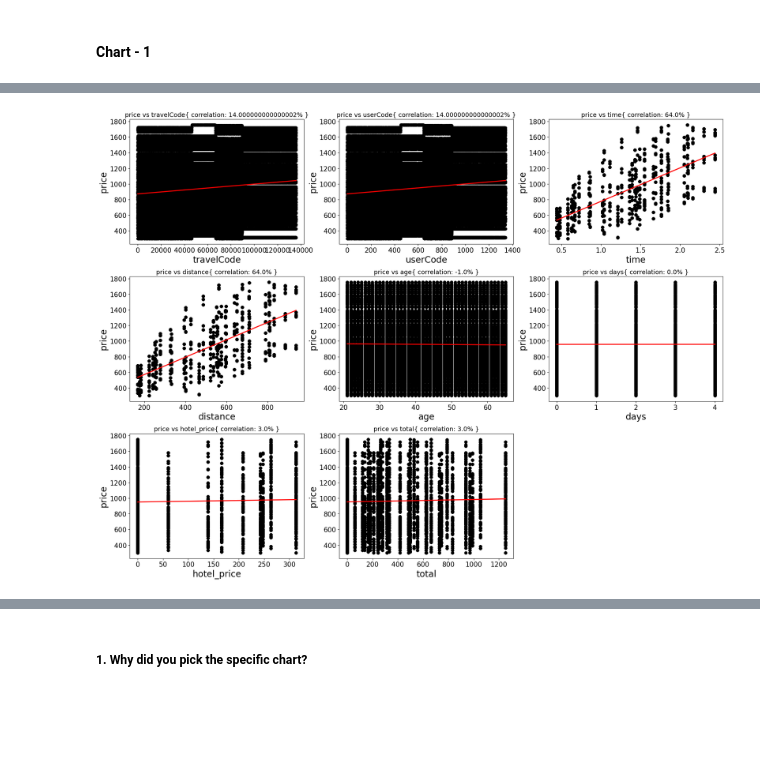
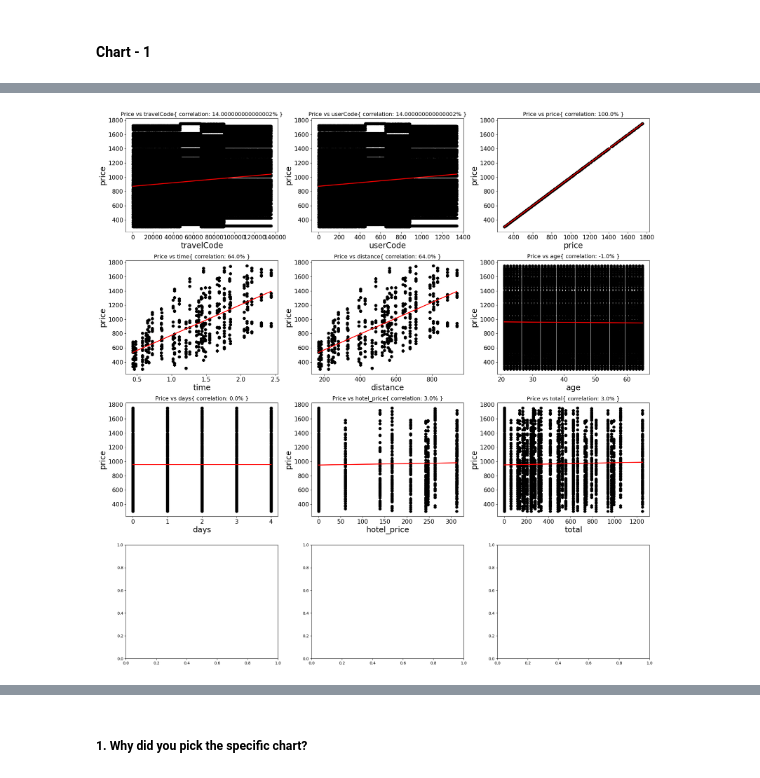
Before and after one commit to amol004/Voyage-Analytics-Integrating-MLOps-in-Travel, a Jupyter notebook: Capstone_Project_Productionization_of_ML_Systems.ipynb, the cells around one changed output, grey strips where cells are left out. Drawn from its saved outputs; the diff is of its cells as text; code cells hidden in the pictures; blank space fills up the shorter version.

```diff
--- a/Capstone_Project_Productionization_of_ML_Systems.ipynb
+++ b/Capstone_Project_Productionization_of_ML_Systems.ipynb
@@ -461,3 +461,6 @@ categorical_col(travel_data)
 ![image.png](embedded-picture-1)
 # %% [markdown]
 #### Chart - 1
+# %%
+df=travel_data[numerical_col(travel_data)]
+df.head()
@@ -464,45 +481,18 @@ categorical_col(travel_data)
 # %%
-# plotting regression subplots for every numerical column with respect to our target variable "price"
-
-# Get the list of truly numerical columns using the helper function
-true_numerical_cols = numerical_col(travel_data)
-
-# Filter the DataFrame to include only these numerical columns
-numeric_data_for_plot = travel_data[true_numerical_cols]
-
-# Exclude 'price' from the independent variables for plotting against target
-independent_numerical_cols = [col for col in true_numerical_cols if col != 'price']
-
-# Dynamically determine the number of subplots needed
-num_plots = len(independent_numerical_cols)
-
-# Calculate rows and columns for subplots, ensuring at least one row
-num_rows = (num_plots + 2) // 3 if num_plots > 0 else 1
-fig, axs = plt.subplots(num_rows, 3, figsize=(20, 5 * num_rows), facecolor="white")
+# plotting regression subplots for every numerical column with respect to our target variable "Price" just to check the relationship between them
+fig, axs = plt.subplots(4, 3, figsize=(20,20), facecolor="white")
 axs = axs.ravel()
-
-# Iterate over each independent numerical column
-for i, col in enumerate(independent_numerical_cols):
-    if i >= len(axs): # Break if we run out of subplot axes
-        break
-
-    sns.regplot(x=col, y="price", data=numeric_data_for_plot, ax=axs[i], scatter_kws={"color": "black"}, line_kws={"color": "red"})
+for i, col in enumerate(df.columns):
+    sns.regplot(x=col, y="price", data=df, ax=axs[i], scatter_kws={"color": "black"}, line_kws={"color": "red"})
     axs[i].tick_params(axis='x', colors='black', labelsize=15)
     axs[i].tick_params(axis='y', colors='black', labelsize=15)
     axs[i].set_xlabel(col, color='black', fontsize=20)
     axs[i].set_ylabel("price", color='black', fontsize=20)
-
-    independant = numeric_data_for_plot[col]
-    target = numeric_data_for_plot['price']
+    independant = df[col]
+    target = df['price']
     correlation = independant.corr(target)
-    axs[i].set_title('price vs ' + col + '{ correlation: ' + str((round(correlation,2))*100) + '% }', color='black',fontsize=14);
-
-# Hide any unused subplots at the end
-for j in range(num_plots, len(axs)): # Start from 'num_plots' to hide unused
-    if j < len(axs): # Ensure index is valid
-        fig.delaxes(axs[j])
-
+    axs[i].set_title('Price vs ' + col + '{ correlation: ' + str((round(correlation,2))*100) + '% }', color='black',fontsize=14);
 plt.tight_layout()
 plt.show()
 # %% [output]
-[figure, old version]
+[figure, new version]
```
Also changed, not shown: parts of 30 cells of this notebook.
